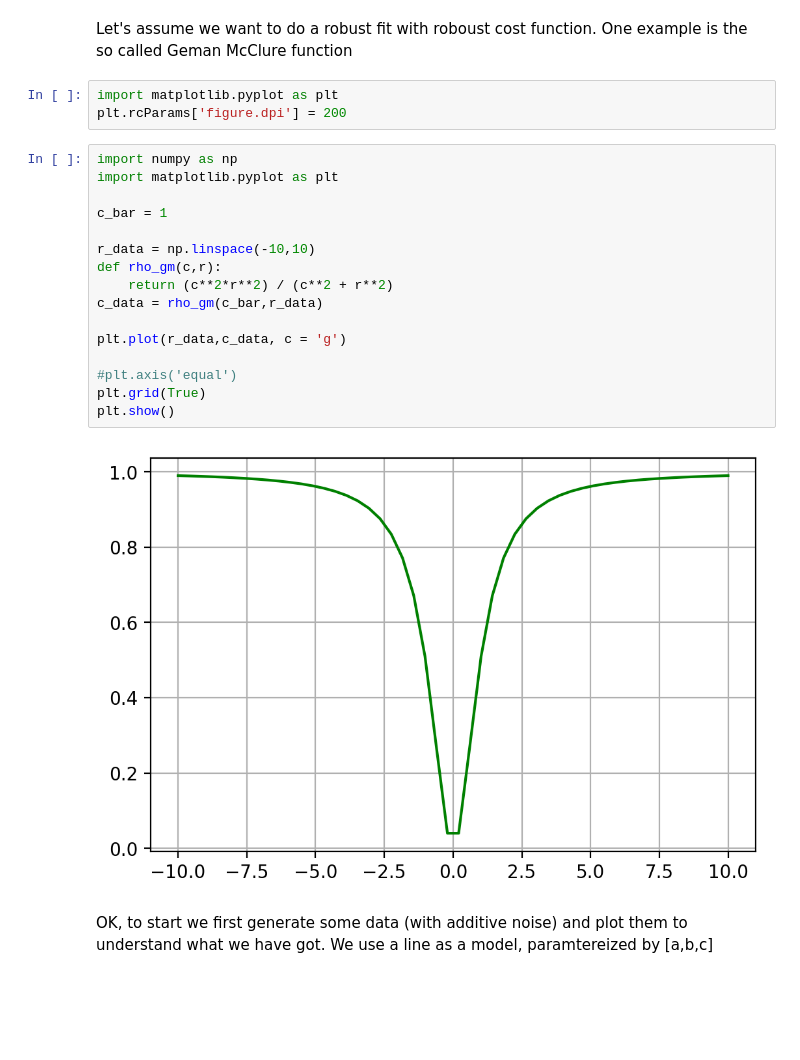
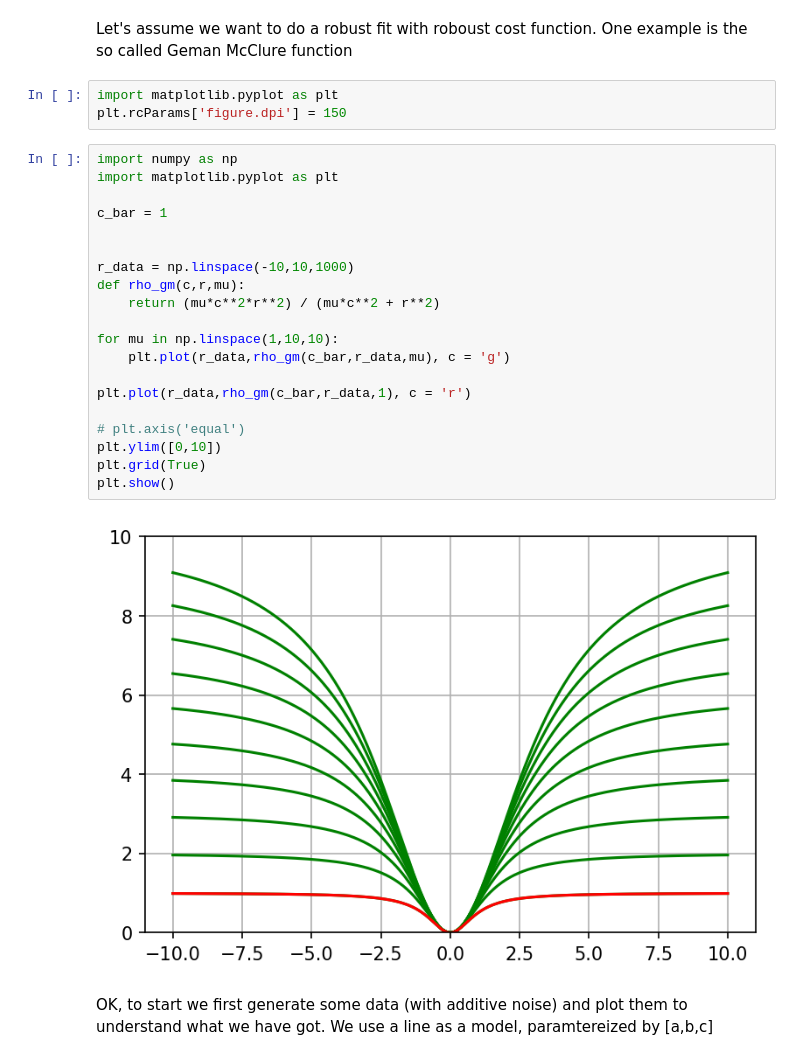
Before and after one commit to arpvorlesung/code, a Jupyter notebook: GNC_demo.ipynb, the cells around one changed output. Saved outputs shown, nothing was run; the diff lists cells and outputs as text; blank space fills up the shorter version.

```diff
--- a/GNC_demo.ipynb
+++ b/GNC_demo.ipynb
@@ -6,25 +6,29 @@ The next big thing following RANSAC
 Let's assume we want to do a robust fit with roboust cost function. One example is the so called Geman McClure function
 # %%
 import matplotlib.pyplot as plt
-plt.rcParams['figure.dpi'] = 200
+plt.rcParams['figure.dpi'] = 150
 # %%
 import numpy as np
 import matplotlib.pyplot as plt
 
 c_bar = 1
 
-r_data = np.linspace(-10,10)
-def rho_gm(c,r):
-    return (c**2*r**2) / (c**2 + r**2)
-c_data = rho_gm(c_bar,r_data)
 
-plt.plot(r_data,c_data, c = 'g')
+r_data = np.linspace(-10,10,1000)
+def rho_gm(c,r,mu):
+    return (mu*c**2*r**2) / (mu*c**2 + r**2)
 
-#plt.axis('equal')
+for mu in np.linspace(1,10,10):
+    plt.plot(r_data,rho_gm(c_bar,r_data,mu), c = 'g')
+
+plt.plot(r_data,rho_gm(c_bar,r_data,1), c = 'r')
+
+# plt.axis('equal')
+plt.ylim([0,10])
 plt.grid(True)
 plt.show()
 # %% [output]
-[figure, old version]
+[figure, new version]
 # %% [markdown]
 OK, to start we first generate some data (with additive noise) and plot them to understand what we have got. We use a line as a model, paramtereized by [a,b,c]
 # %%
```
Also changed, not shown: parts of 3 cells of this notebook.
